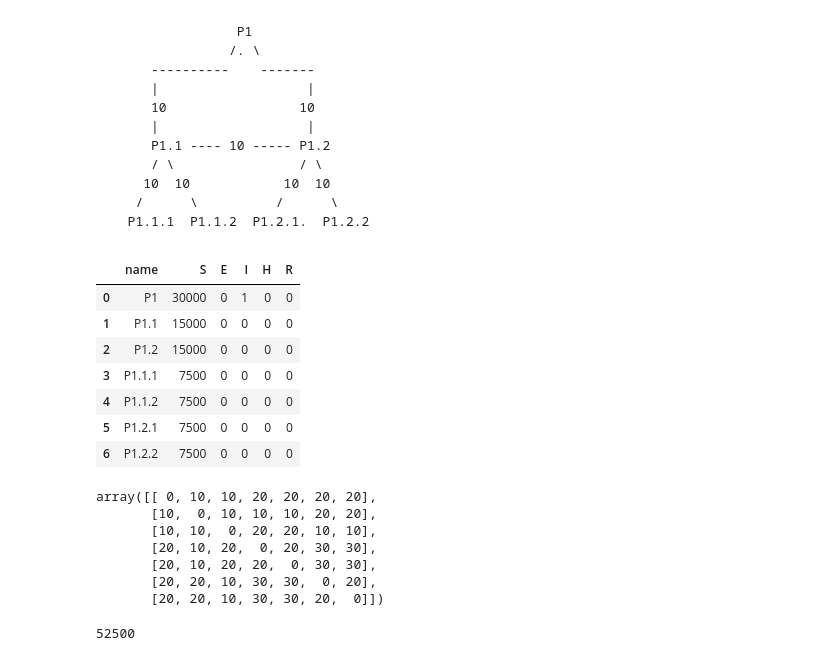
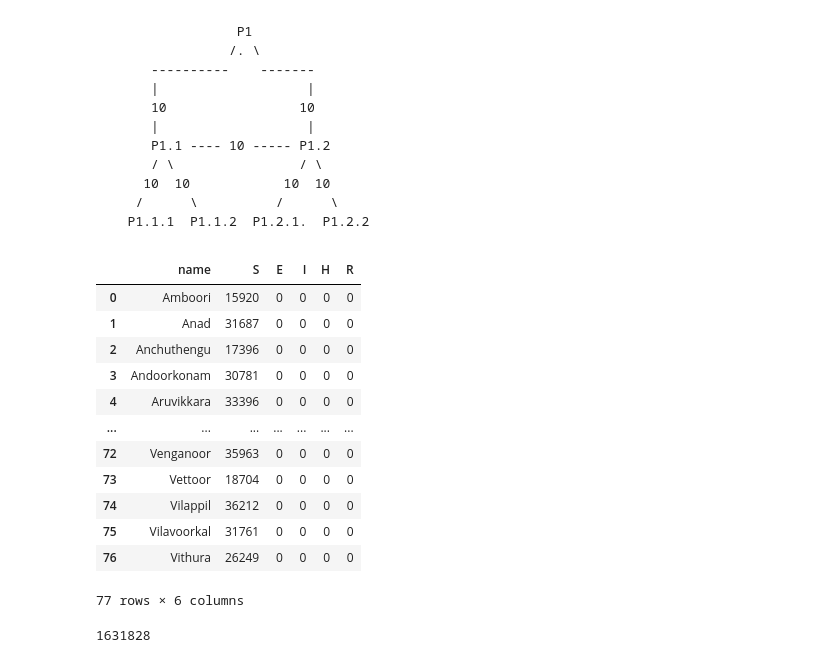
Before and after one commit to srhariha/SpatioTemporalSEIR, a Jupyter notebook: src/TMatrixComputation.ipynb, the cells around one changed output. Saved outputs shown, nothing was run; the diff lists cells and outputs as text; code cells hidden in the pictures.

````diff
--- a/src/TMatrixComputation.ipynb
+++ b/src/TMatrixComputation.ipynb
@@ -19,39 +19,35 @@ mu = 0.01
   P1.1.1  P1.1.2  P1.2.1.  P1.2.2
 ```
 # %%
-initDataDF = pd.read_csv(ROOT_DIR + "/data/sample_init_data.csv")
+initDataDF = pd.read_csv(ROOT_DIR + "/data/tvm_init_data.csv")
 
-distanceData = pd.read_csv(ROOT_DIR + "/data/sample_distance_matrix.csv")
+distanceData = pd.read_csv(ROOT_DIR + "/data/tvm_distance_matrix.csv")
 
 r = len(initDataDF.index)
 initDataDF
 # %% [output]
 |  | name | S | E | I | H | R |
-| 0 | P1 | 30000 | 0 | 1 | 0 | 0 |
-| 1 | P1.1 | 15000 | 0 | 0 | 0 | 0 |
-| 2 | P1.2 | 15000 | 0 | 0 | 0 | 0 |
-| 3 | P1.1.1 | 7500 | 0 | 0 | 0 | 0 |
-| 4 | P1.1.2 | 7500 | 0 | 0 | 0 | 0 |
-| 5 | P1.2.1 | 7500 | 0 | 0 | 0 | 0 |
-| 6 | P1.2.2 | 7500 | 0 | 0 | 0 | 0 |
+| 0 | Amboori | 15920 | 0 | 0 | 0 | 0 |
+| 1 | Anad | 31687 | 0 | 0 | 0 | 0 |
+| 2 | Anchuthengu | 17396 | 0 | 0 | 0 | 0 |
+| 3 | Andoorkonam | 30781 | 0 | 0 | 0 | 0 |
+| 4 | Aruvikkara | 33396 | 0 | 0 | 0 | 0 |
+| ... | ... | ... | ... | ... | ... | ... |
+| 72 | Venganoor | 35963 | 0 | 0 | 0 | 0 |
+| 73 | Vettoor | 18704 | 0 | 0 | 0 | 0 |
+| 74 | Vilappil | 36212 | 0 | 0 | 0 | 0 |
+| 75 | Vilavoorkal | 31761 | 0 | 0 | 0 | 0 |
+| 76 | Vithura | 26249 | 0 | 0 | 0 | 0 |
+77 rows × 6 columns
 # %%
 distanceMatrix = distanceData['value'].to_numpy().reshape(r,r)
-distanceMatrix
-# %% [output]
-array([[ 0, 10, 10, 20, 20, 20, 20],
-       [10,  0, 10, 10, 10, 20, 20],
-       [10, 10,  0, 20, 20, 10, 10],
-       [20, 10, 20,  0, 20, 30, 30],
-       [20, 10, 20, 20,  0, 30, 30],
-       [20, 20, 10, 30, 30,  0, 20],
-       [20, 20, 10, 30, 30, 20,  0]])
 # %%
 def getSij(i, j, distanceMatrix, initDataDF):
     return(initDataDF[distanceMatrix[i] <= distanceMatrix[i][j]]['S'].sum() - initDataDF.iloc[i]['S'] - initDataDF.iloc[j]['S'])
 # %%
 getSij(1,3,distanceMatrix, initDataDF)
 # %% [output]
-52500
+1631828
 # %%
 def getTij(i,j, distanceMatrix, initDataDF):
     Ni = initDataDF.iloc[i]['S']
````
Also changed, not shown: parts of 1 cell of this notebook, 7 other files.
